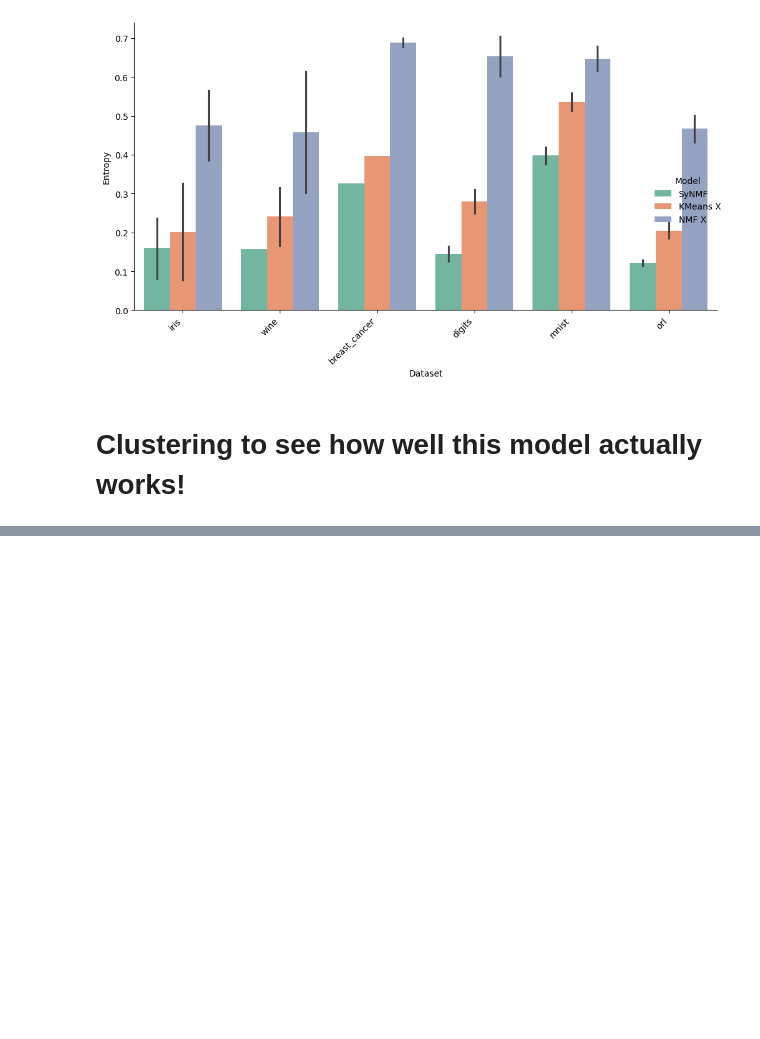
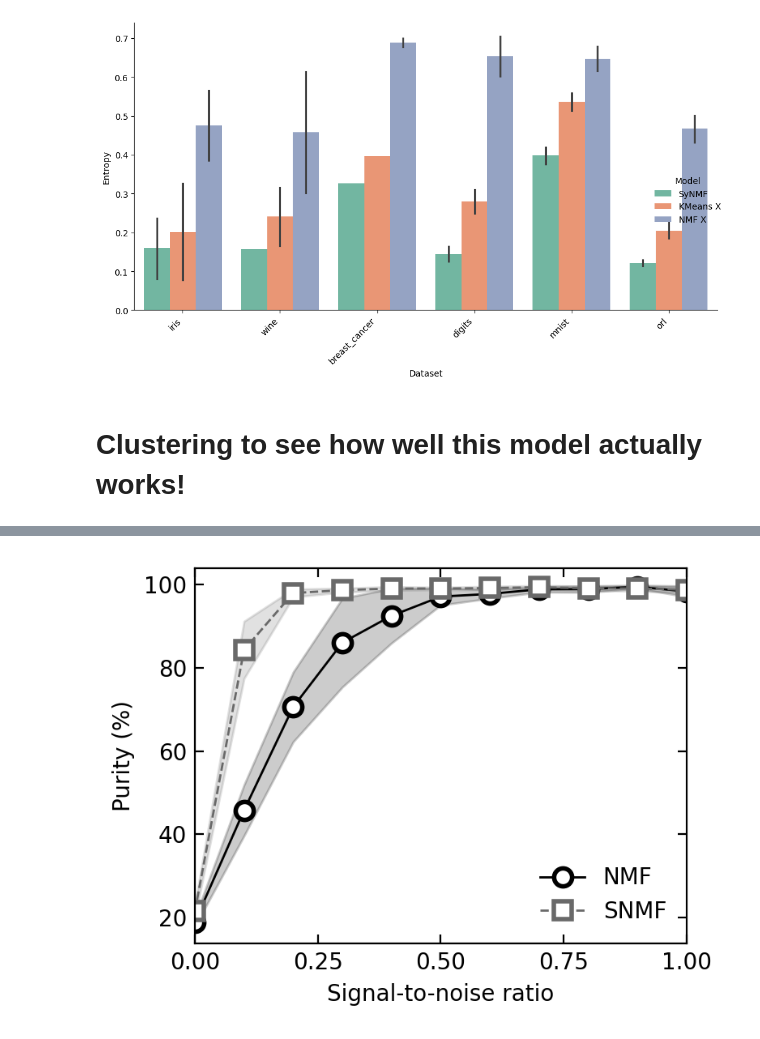
Before and after one commit to florianmahner/pysrf, a Jupyter notebook: notebooks/clustering.ipynb, the cells around one changed output, grey strips where cells are left out. Saved outputs shown, nothing was run; the diff lists cells and outputs as text; code cells hidden in the pictures; blank space fills up the shorter version.

```diff
--- a/notebooks/clustering.ipynb
+++ b/notebooks/clustering.ipynb
@@ -302,0 +363,77 @@ fig = plot_simulation(X, M, F, S)
+# %%
+import pandas as pd
+import matplotlib.pyplot as plt
+import numpy as np
+from matplotlib.ticker import MaxNLocator
+
+# Define black and white styling
+bw_colors = {
+    "NMF": "black",
+    "SNMF": "dimgray",
+}
+bw_styles = {
+    "NMF": ("-", "o"),
+    "SNMF": ("--", "s"),
+}
+
+
+df = pd.read_csv("../results/simulated_clustering.csv")
+
+# Purity plot with shaded variance
+plt.figure(figsize=(4, 3), dpi=200)
+
+# Calculate mean and standard deviation for each SNR/Model combination
+purity_stats = df.groupby(["SNR", "Model"])["Purity"].agg(["mean", "std"]).reset_index()
+
+# Convert purity to percentage
+purity_stats["mean"] = purity_stats["mean"] * 100
+purity_stats["std"] = purity_stats["std"] * 100
+
+for model in purity_stats["Model"].unique():
+    model_df = purity_stats[purity_stats["Model"] == model]
+    linestyle, marker = bw_styles.get(model, ("-", "o"))
+    color = bw_colors.get(model, "black")
+
+    # Plot the main line
+    plt.plot(
+        model_df["SNR"],
+        model_df["mean"],
+        label=model,
+        color=color,
+        linestyle=linestyle,
+        marker=marker,
+        linewidth=1.0,
+        markersize=8,
+        markerfacecolor="white",
+        markeredgewidth=2,
+    )
+
+    # Add shaded variance interval
+    plt.fill_between(
+        model_df["SNR"],
+        model_df["mean"] - model_df["std"],
+        model_df["mean"] + model_df["std"],
+        color=color,
+        alpha=0.2,
+    )
+
+plt.xlabel("Signal-to-noise ratio", fontsize=10)
+plt.ylabel("Purity (%)", fontsize=10)
+plt.legend(fontsize=10, frameon=False)
+plt.xlim(0, purity_stats["SNR"].max())
+
+# Use MaxNLocator to automatically place 4 ticks
+plt.gca().xaxis.set_major_locator(MaxNLocator(nbins=4))
+
+plt.tick_params(
+    direction="in",
+    top=True,
+    right=True,
+    which="both",
+    labelsize=10,
+    length=4,
+)
+plt.tight_layout()
+plt.show()
+# %% [output]
+[figure, added]
```
Also changed, not shown: parts of 7 cells of this notebook, 46 other files.
